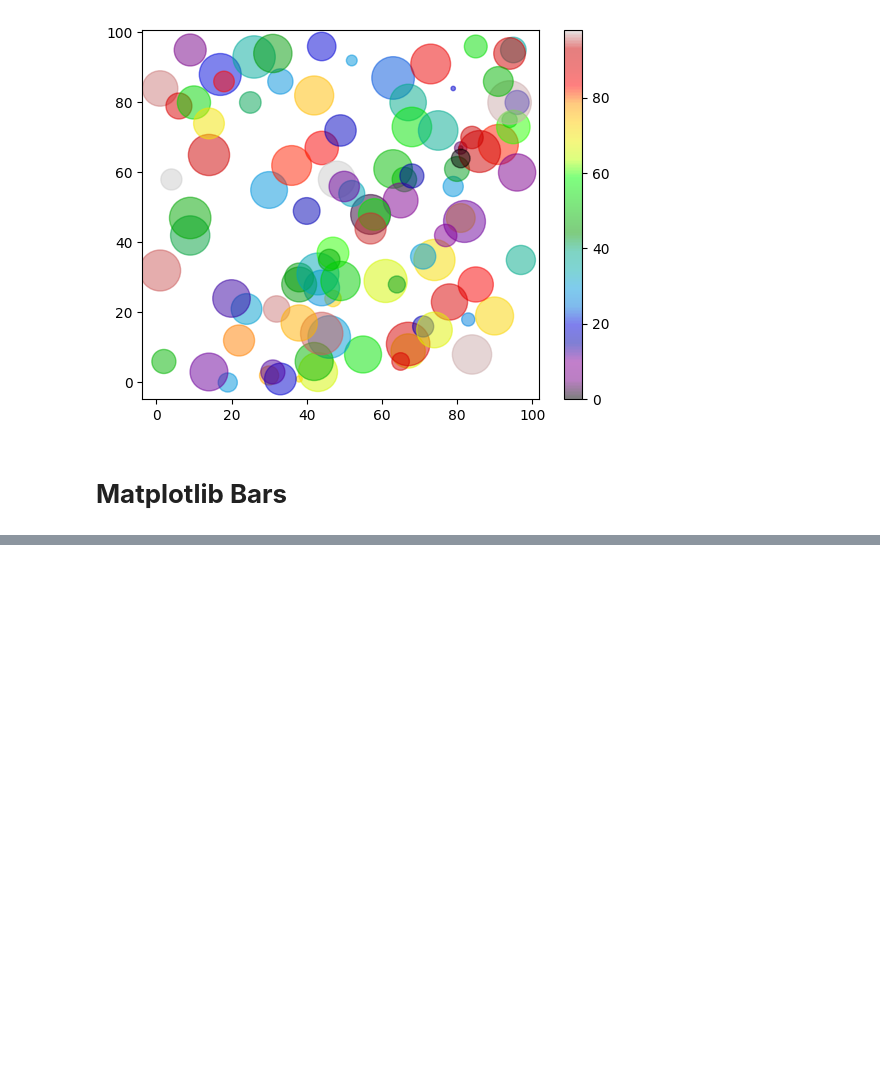
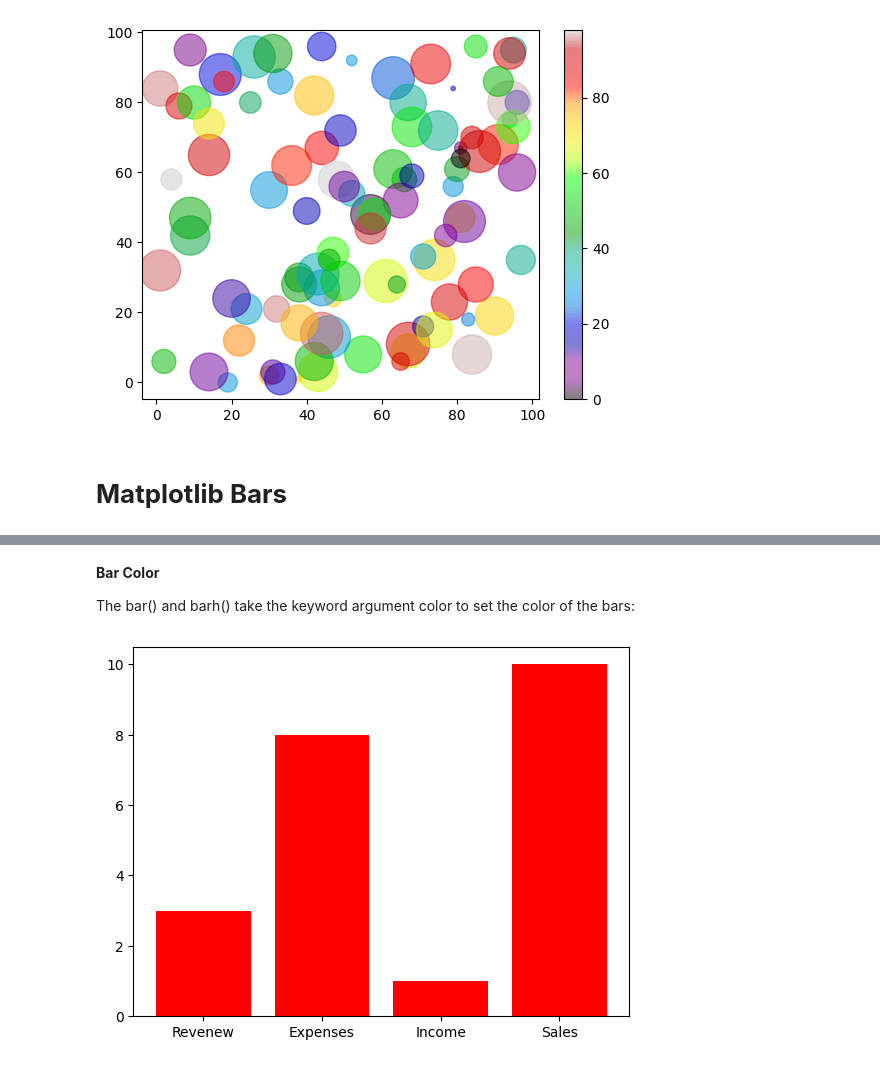
Before and after one commit to payelmiah/Advance-Python-for-Analyst, a Jupyter notebook: Matplotlib.ipynb, the cells around one changed output, grey strips where cells are left out. Cells and saved outputs as stored; diff of their text form; code cells hidden in the pictures; blank space fills up the shorter version.

```diff
--- a/Matplotlib.ipynb
+++ b/Matplotlib.ipynb
@@ -833,0 +865,15 @@ plt.show()
+# %% [markdown]
+**Bar Color**
+
+The bar() and barh() take the keyword argument color to set the color of the bars:
+# %%
+import matplotlib.pyplot as plt
+import numpy as np
+
+x=np.array(["Revenew","Expenses","Income","Sales"])
+y=np.array([3,8,1,10])
+
+plt.bar(x, y, color='r') #to be horizontal,use the barh()
+plt.show()
+# %% [output]
+[figure, added]
```
Also changed, not shown: parts of 10 cells of this notebook.
